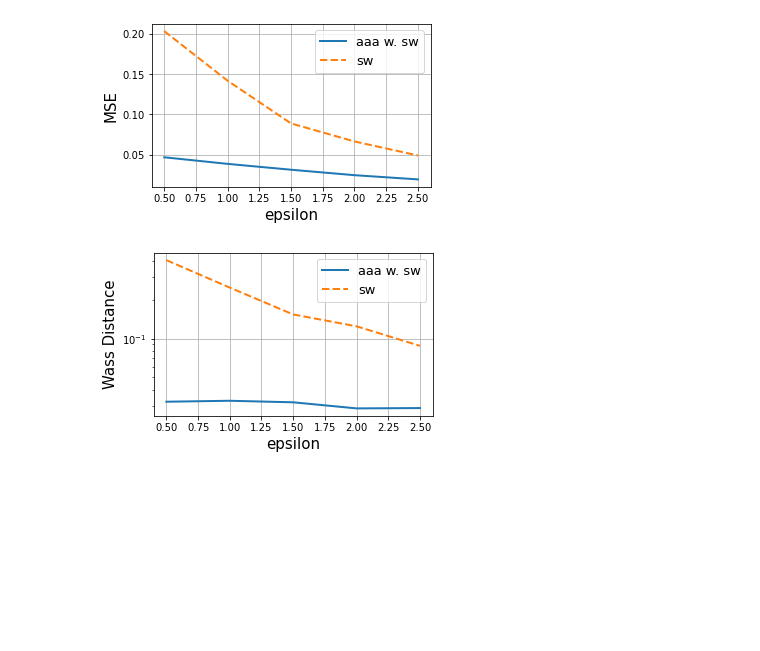
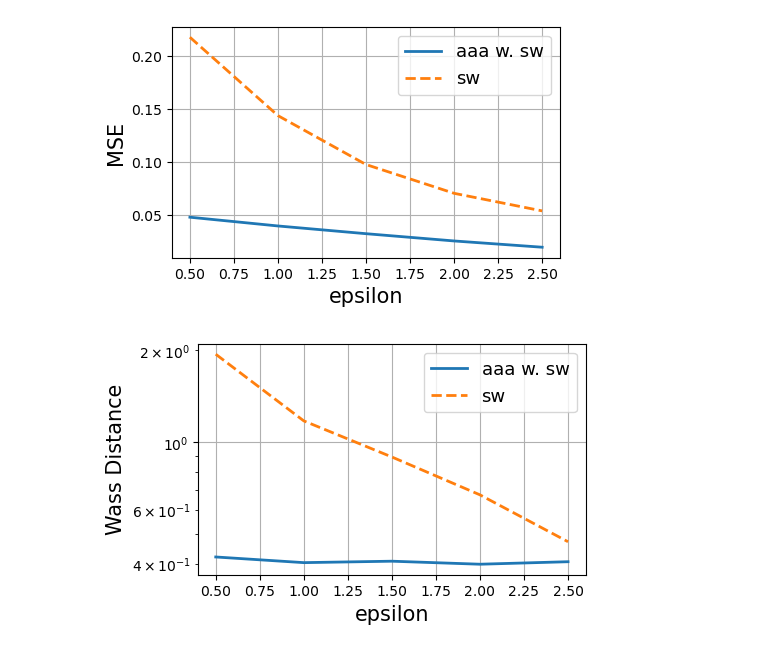
Before and after one commit to FredericW/OptimalFreqEstimatePy, a Jupyter notebook: plots.ipynb, the cells around one changed output. Cells and saved outputs as stored; diff of their text form; code cells hidden in the pictures; blank space fills up the shorter version.

```diff
--- a/plots.ipynb
+++ b/plots.ipynb
@@ -5,48 +5,48 @@ import pandas as pd
 
 # set key parameters
 data_type="GAUSSIAN"
-d = 16
 est_type="sw"
-test_type='rounds'
+d_est=10
+d_test=64
 ratio=0
 repeat=50
 
-filename = 'data/result_%s_%s_%d(%.1f,%d).csv' % (data_type,
-                        est_type, d, ratio, repeat)
+filename = 'data/result_%s_%s_%d_%d(%d).csv' % (
+        data_type, est_type, d_est,d_test, repeat)
 result = pd.read_csv(filename)
 eps_grid = np.asarray(result['eps_grid'])
 var_aaa = np.asarray(result['mse_aaa'])
 var_est = np.asarray(result['mse_est'])
 wass_aaa = np.asarray(result['wass_aaa'])
 wass_est = np.asarray(result['wass_est'])
 
 plt.figure(figsize=(5,3))
 plt.plot(eps_grid,var_aaa,label = 'aaa w. %s'%(est_type),
         linewidth='2.0')
 plt.plot(eps_grid, var_est,label = est_type,
         linewidth='2.0',
         linestyle='dashed')
 plt.xlabel('epsilon', fontsize=15)
 plt.ylabel('MSE', fontsize=15)
 plt.legend(fontsize=13)
 plt.grid()
 plt.show()
 
 plt.figure(figsize=(5,3))
 plt.semilogy(eps_grid,wass_aaa,label = 'aaa w. %s'%(est_type),
         linewidth='2.0')
 plt.semilogy(eps_grid, wass_est,label = est_type,
         linewidth='2.0',
         linestyle='dashed')
 plt.xlabel('epsilon', fontsize=15)
 plt.ylabel('Wass Distance', fontsize=15)
 plt.legend(fontsize=13)
 plt.grid()
 
-filename = 'figure/fig_%s_%s_%d(%d).png' % (data_type,
-                        est_type, d, repeat)
-plt.savefig(filename)
+# filename = 'figure/fig_%s_%s_%d(%d).png' % (data_type,
+#                         est_type, d, repeat)
+# plt.savefig(filename)
 plt.show()
 # %% [output]
-[figure, old version]
+[figure, new version]
-[figure, old version]
+[figure, new version]
```
Also changed, not shown: 6 other files.
